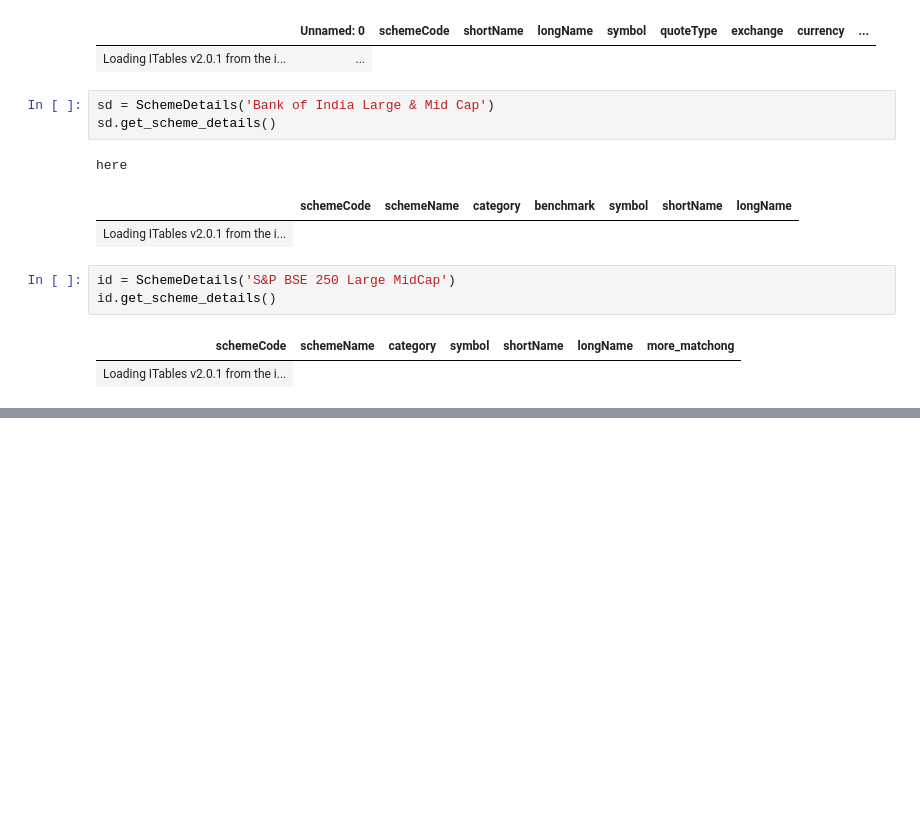
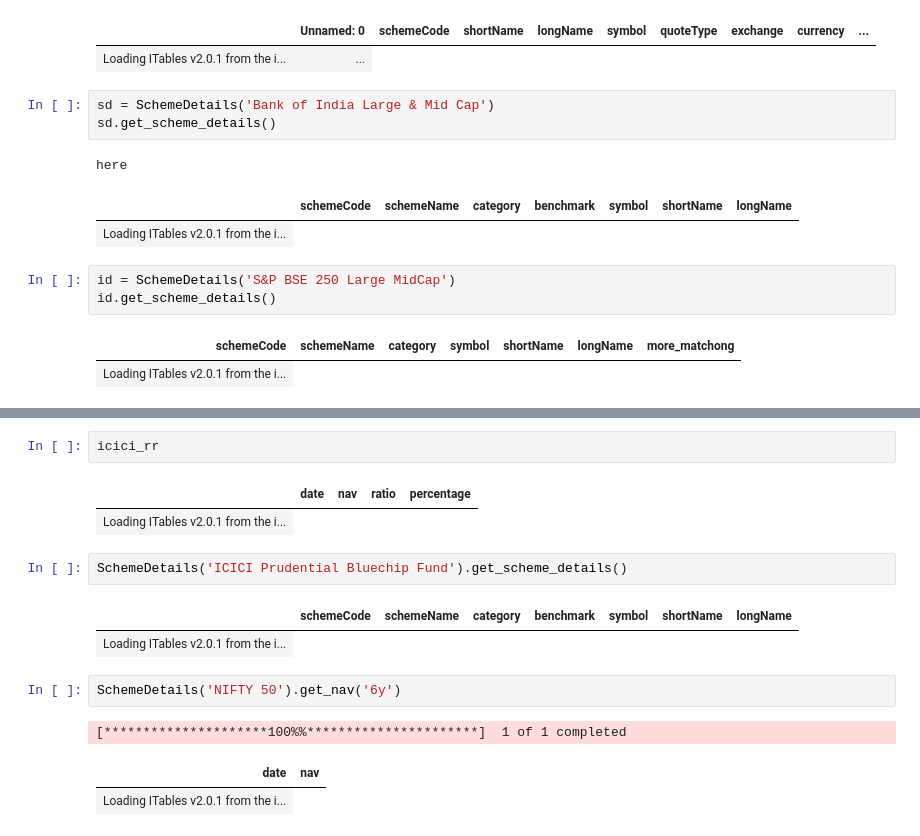
Before and after one commit to prayansh1996/investment-analysis, a Jupyter notebook: MutualFunds.ipynb, the cells around one changed output, grey strips where cells are left out. Cells and saved outputs as stored; diff of their text form; blank space fills up the shorter version.

```diff
--- a/MutualFunds.ipynb
+++ b/MutualFunds.ipynb
@@ -352,0 +329,16 @@ nan
+# %%
+icici_rr
+# %% [output]
+|  | date | nav | ratio | percentage |
+| Loading ITables v2.0.1 from the i... |
+# %%
+SchemeDetails('ICICI Prudential Bluechip Fund').get_scheme_details()
+# %% [output]
+|  | schemeCode | schemeName | category | benchmark | symbol | shortName | longName |
+| Loading ITables v2.0.1 from the i... |
+# %%
+SchemeDetails('NIFTY 50').get_nav('6y')
+# %% [output]
+[*********************100%%**********************]  1 of 1 completed
+| date | nav |
+| Loading ITables v2.0.1 from the i... |
```
Also changed, not shown: parts of 24 cells of this notebook, 1 other file.
